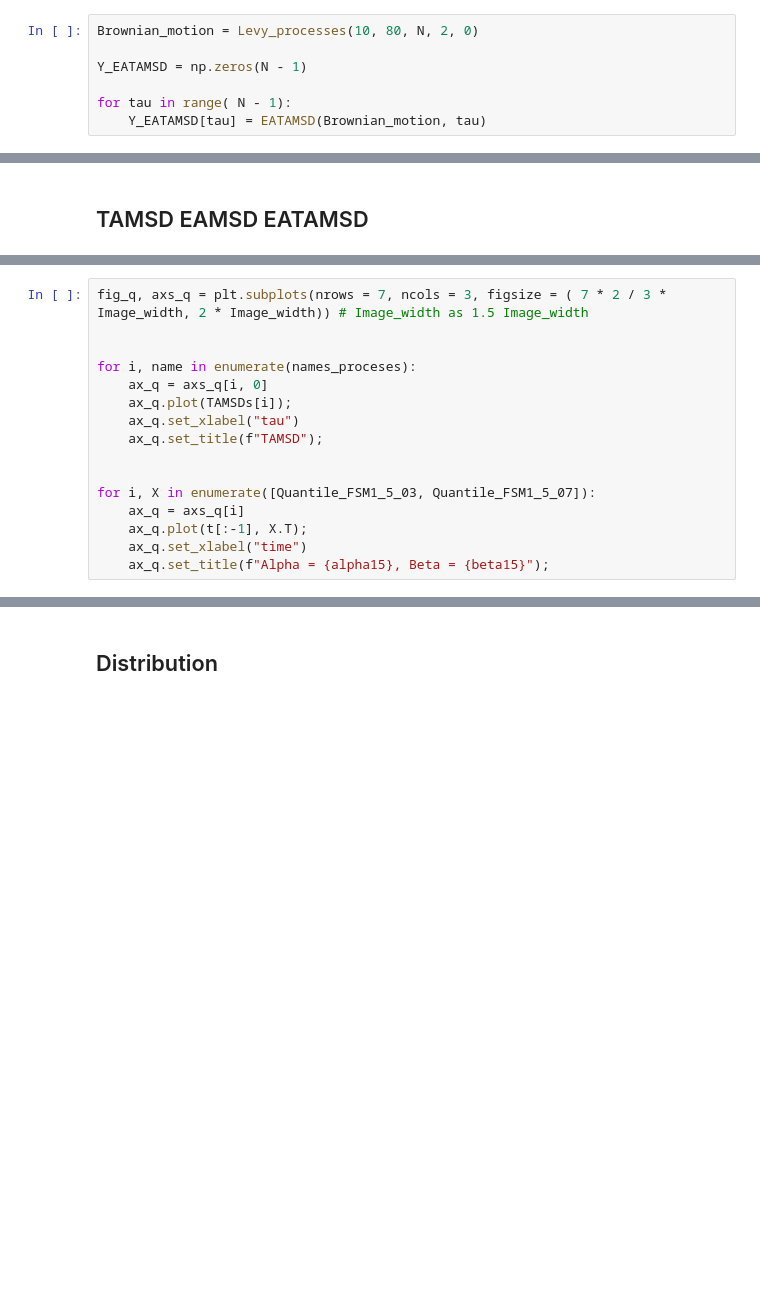
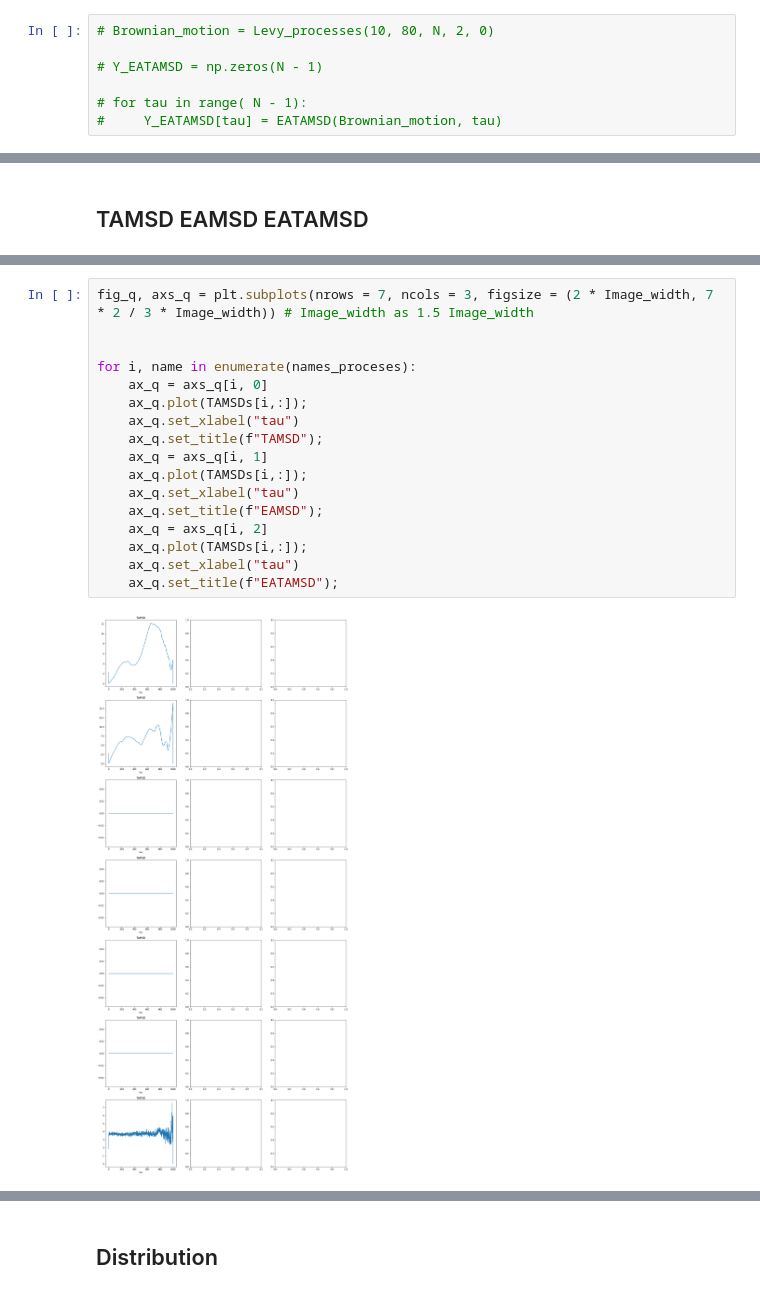
Before and after one commit to chwilko/CSoS, a Jupyter notebook: Python3/Task_list_3/Task_1.ipynb, the cells around one changed output, grey strips where cells are left out. Saved outputs shown, nothing was run; the diff lists cells and outputs as text; blank space fills up the shorter version.

```diff
--- a/Python3/Task_list_3/Task_1.ipynb
+++ b/Python3/Task_list_3/Task_1.ipynb
@@ -25,9 +26,9 @@ M = 10 ** 3
 t = np.linspace(0, 1, N)
 ps = [0.1, 0.3, 0.5, 0.7, 0.9]
 # %%
-Brownian_motion = Levy_processes(10, 80, N, 2, 0)
+# Brownian_motion = Levy_processes(10, 80, N, 2, 0)
 
-Y_EATAMSD = np.zeros(N - 1)
+# Y_EATAMSD = np.zeros(N - 1)
 
-for tau in range( N - 1):
-    Y_EATAMSD[tau] = EATAMSD(Brownian_motion, tau)
+# for tau in range( N - 1):
+#     Y_EATAMSD[tau] = EATAMSD(Brownian_motion, tau)
@@ -374,19 +381,22 @@ NameError: name 'proceses' is not defined
 # %%
-fig_q, axs_q = plt.subplots(nrows = 7, ncols = 3, figsize = ( 7 * 2 / 3 * Image_width, 2 * Image_width)) # Image_width as 1.5 Image_width
+fig_q, axs_q = plt.subplots(nrows = 7, ncols = 3, figsize = (2 * Image_width, 7 * 2 / 3 * Image_width)) # Image_width as 1.5 Image_width
 
 
 for i, name in enumerate(names_proceses):
     ax_q = axs_q[i, 0]
-    ax_q.plot(TAMSDs[i]);
+    ax_q.plot(TAMSDs[i,:]);
     ax_q.set_xlabel("tau")
     ax_q.set_title(f"TAMSD");
-
-
-for i, X in enumerate([Quantile_FSM1_5_03, Quantile_FSM1_5_07]):
-    ax_q = axs_q[i]
-    ax_q.plot(t[:-1], X.T);
-    ax_q.set_xlabel("time")
-    ax_q.set_title(f"Alpha = {alpha15}, Beta = {beta15}");
+    ax_q = axs_q[i, 1]
+    ax_q.plot(TAMSDs[i,:]);
+    ax_q.set_xlabel("tau")
+    ax_q.set_title(f"EAMSD");
+    ax_q = axs_q[i, 2]
+    ax_q.plot(TAMSDs[i,:]);
+    ax_q.set_xlabel("tau")
+    ax_q.set_title(f"EATAMSD");
+# %% [output]
+[figure, added]
 # %%
 # Brownian_motion = Levy_processes(10, 80, N, 2, 0)
 
```
Also changed, not shown: parts of 11 cells of this notebook, 1 other file.
